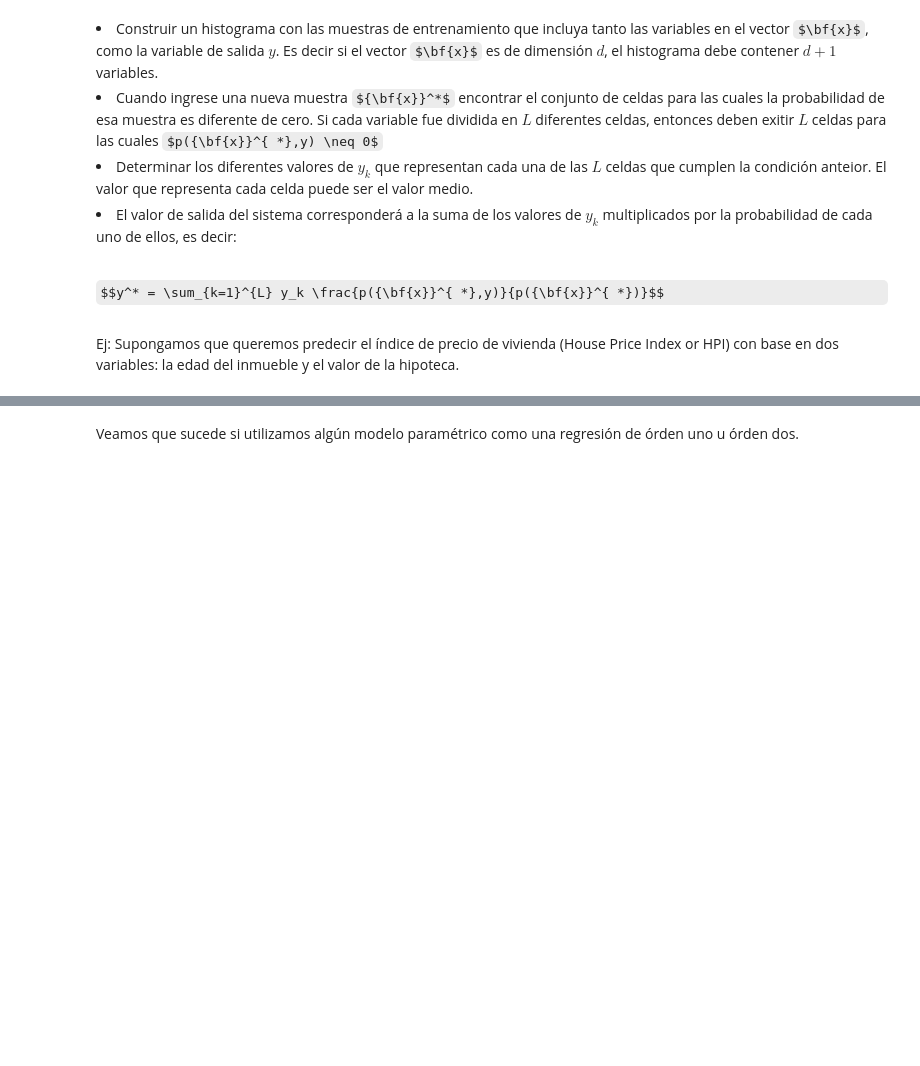
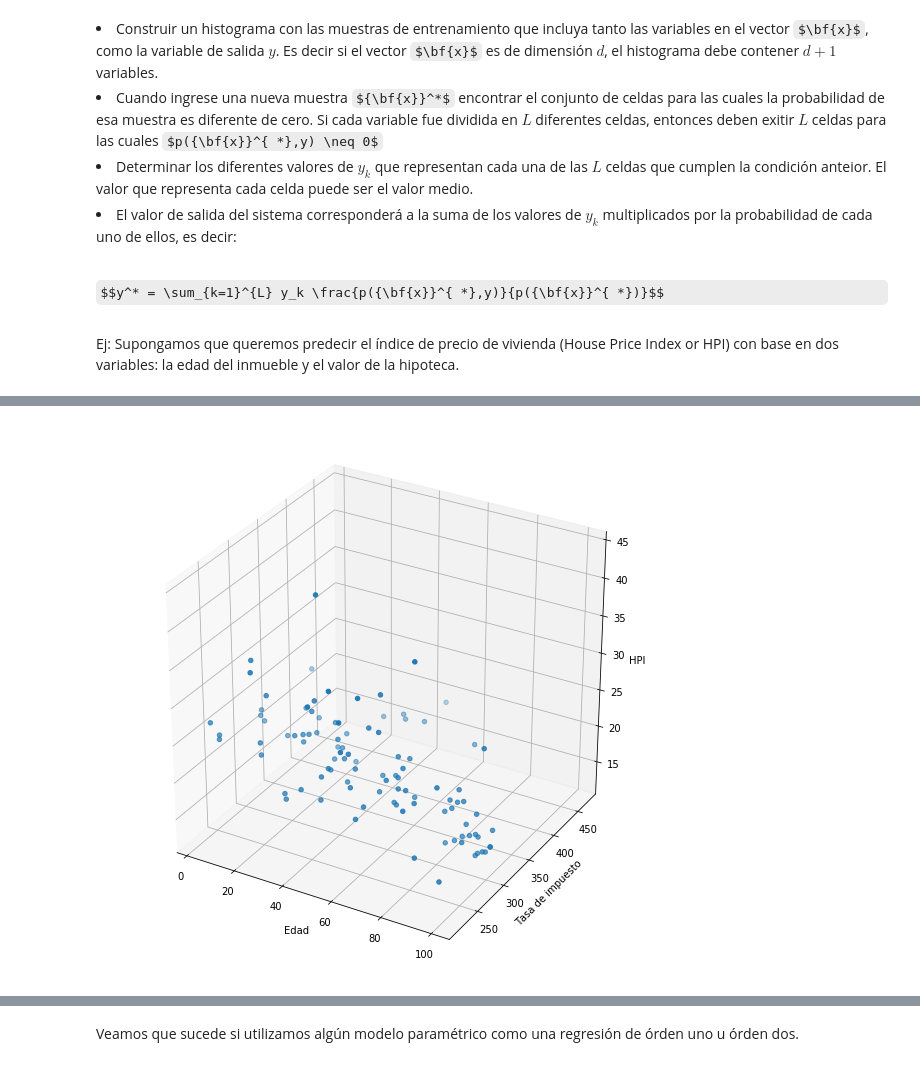
Before and after one commit to jdariasl/ML_IntroductoryCourse, a Jupyter notebook: Clase 3 - Modelos no Paramétricos.ipynb, the cells around one changed output, grey strips where cells are left out. Saved outputs shown, nothing was run; the diff lists cells and outputs as text; code cells hidden in the pictures; some formulas as TeX source; blank space fills up the shorter version.

Commit message:
Insert function inside class 3

```diff
--- a/Clase 3 - Modelos no Paramétricos.ipynb
+++ b/Clase 3 - Modelos no Paramétricos.ipynb
@@ -111,3 +113,11 @@ $$E[p(y|{\bf{x}})] = \sum yp(y|{\bf{x}}) = \sum y \frac{p(y,{\bf{x}})}{p({\bf{x}
 $$y^* = \sum_{k=1}^{L} y_k \frac{p({\bf{x}}^{ *},y)}{p({\bf{x}}^{ *})}$$
 # %% [markdown]
 Ej: Supongamos que queremos predecir el índice de precio de vivienda (House Price Index or HPI) con base en dos variables: la edad del inmueble y el valor de la hipoteca.
+# %%
+import sys
+sys.path.insert(0, './library/')
+import plotHPI as plothpi
+
+df = pd.read_csv("DataFiles/housing.data",delim_whitespace=True, header=None, names=['CRIM','ZN','INDUS','CHAS','NOX','RM','AGE','DIS','RAD','TAX','PTRATIO','B','LSTAT','MEDV'])
+plothpi.plot_hpi(df)
+# %% [output]
@@ -114,3 +125,4 @@ Ej: Supongamos que queremos predecir el índice de precio de vivienda (House Pri
+[figure, added]
 # %% [markdown]
 ![alt text](./Images/HPI.png "House Price Index")
 # %% [markdown]
```
Also changed, not shown: parts of 8 cells of this notebook, 3 other files.
